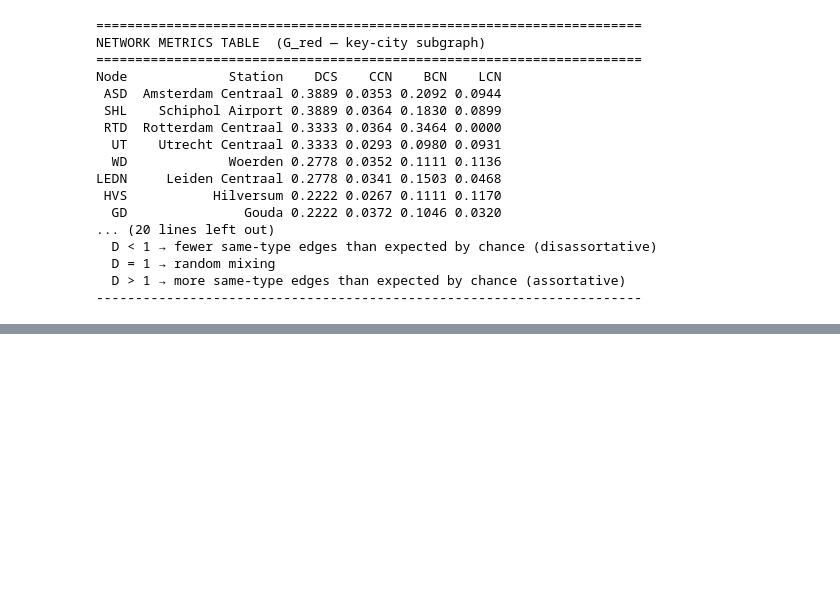
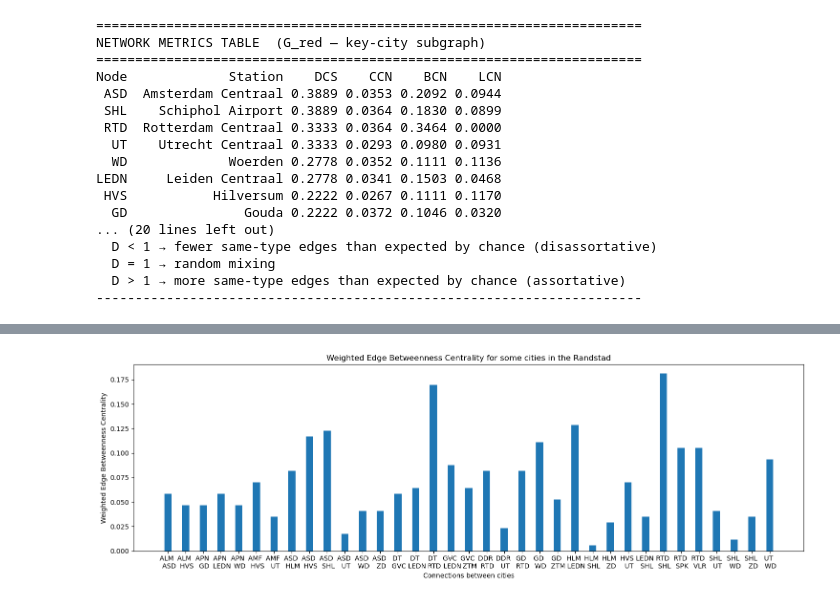
Before and after one commit to EVO5055/SEN124A-Project, a Jupyter notebook: Network.ipynb, the cells around one changed output, grey strips where cells are left out. Drawn from its saved outputs; the diff is of its cells as text; code cells hidden in the pictures; blank space fills up the shorter version.

Commit message:
Added EBC for connections between cities in the Randstad

```diff
--- a/Network.ipynb
+++ b/Network.ipynb
@@ -400,3 +401,11 @@ LEDN     Leiden Centraal 0.2778 0.0341 0.1503 0.0468
   D = 1 → random mixing
   D > 1 → more same-type edges than expected by chance (assortative)
 ----------------------------------------------------------------------
+# %%
+#Calculate the weighted edge betweenness centrality, normalize
+edge_betweenness_weighted = nx.edge_betweenness_centrality(G_red,
+                                                             k=None,
+                                                             normalized=True,
+                                                             weight='weight',
+                                                             seed=None)
+edge_betweenness_weighted
@@ -402,0 +430,18 @@ LEDN     Leiden Centraal 0.2778 0.0341 0.1503 0.0468
+# %%
+# Helper function for parsing the edge labels
+def ppEdges (l):
+    rl = []
+    for i in range(len(l)):
+        rl.append(str(l[i][0]) + ' \n ' + str(l[i][1]))
+    return rl
+
+# Plot the values in a bar chart
+plt.figure(figsize=(15, 5))
+plt.bar(range(len(edge_betweenness_weighted)), edge_betweenness_weighted.values(), width=0.4)
+plt.xticks(range(len(edge_betweenness_weighted)), ppEdges(list(edge_betweenness_weighted.keys())))
+plt.title("Weighted Edge Betweenness Centrality for some cities in the Randstad")
+plt.xlabel("Connections between cities")
+plt.ylabel("Weighted Edge Betweenness Centrality")
+plt.tight_layout()
+# %% [output]
+[figure, added]
```
Also changed, not shown: parts of 2 cells of this notebook.
